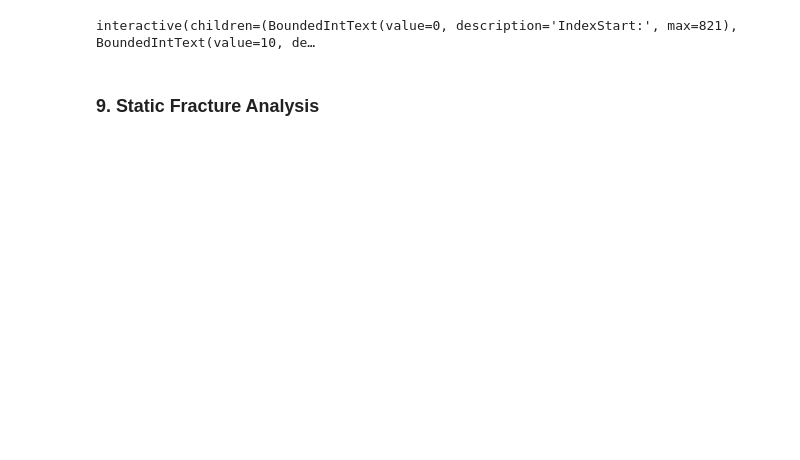
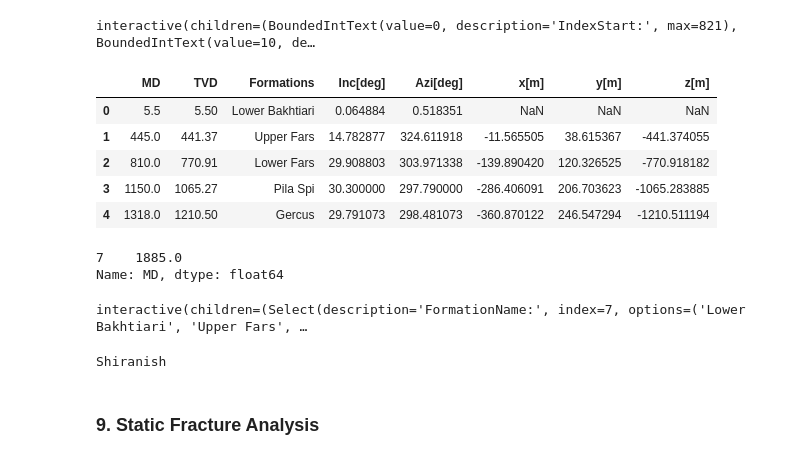
Before and after one commit to Zabamund/fracture-SFA, a Jupyter notebook: notebooks/SFA_Notebook.ipynb, the cells around one changed output. Cells and saved outputs as stored; diff of their text form; code cells hidden in the pictures; blank space fills up the shorter version.

```diff
--- a/notebooks/SFA_Notebook.ipynb
+++ b/notebooks/SFA_Notebook.ipynb
@@ -447,6 +461,35 @@ def image_data_picker(upper, window=5):
 image_data_picker(0,5);
 # %% [output]
 interactive(children=(BoundedIntText(value=0, description='IndexStart:', max=821), BoundedIntText(value=10, de…
+# %%
+tops.head()
+# %% [output]
+|  | MD | TVD | Formations | Inc[deg] | Azi[deg] | x[m] | y[m] | z[m] |
+| 0 | 5.5 | 5.50 | Lower Bakhtiari | 0.064884 | 0.518351 | NaN | NaN | NaN |
+| 1 | 445.0 | 441.37 | Upper Fars | 14.782877 | 324.611918 | -11.565505 | 38.615367 | -441.374055 |
+| 2 | 810.0 | 770.91 | Lower Fars | 29.908803 | 303.971338 | -139.890420 | 120.326525 | -770.918182 |
+| 3 | 1150.0 | 1065.27 | Pila Spi | 30.300000 | 297.790000 | -286.406091 | 206.703623 | -1065.283885 |
+| 4 | 1318.0 | 1210.50 | Gercus | 29.791073 | 298.481073 | -360.870122 | 246.547294 | -1210.511194 |
+# %%
+tops[tops['Formations'] == 'Shiranish']['MD']
+# %% [output]
+7    1885.0
+Name: MD, dtype: float64
+# %%
+@interact(formation_name=widgets.Select(options=(tops.Formations[:-1]).tolist(),
+                                   value='Shiranish',
+                                   description='FormationName:',
+                                   disabled=False))
+def image_data_by_formation(formation_name):
+    formation = str(formation_name).title()
+    print(formation)
+
+    #return image_data[upper:upper+window]
+
+image_data_by_formation('SHIRANISH');
+# %% [output]
+interactive(children=(Select(description='FormationName:', index=7, options=('Lower Bakhtiari', 'Upper Fars', …
+Shiranish
 # %%
 # fracture orientations per interval
 # %% [markdown]
```
Also changed, not shown: parts of 8 cells of this notebook.
